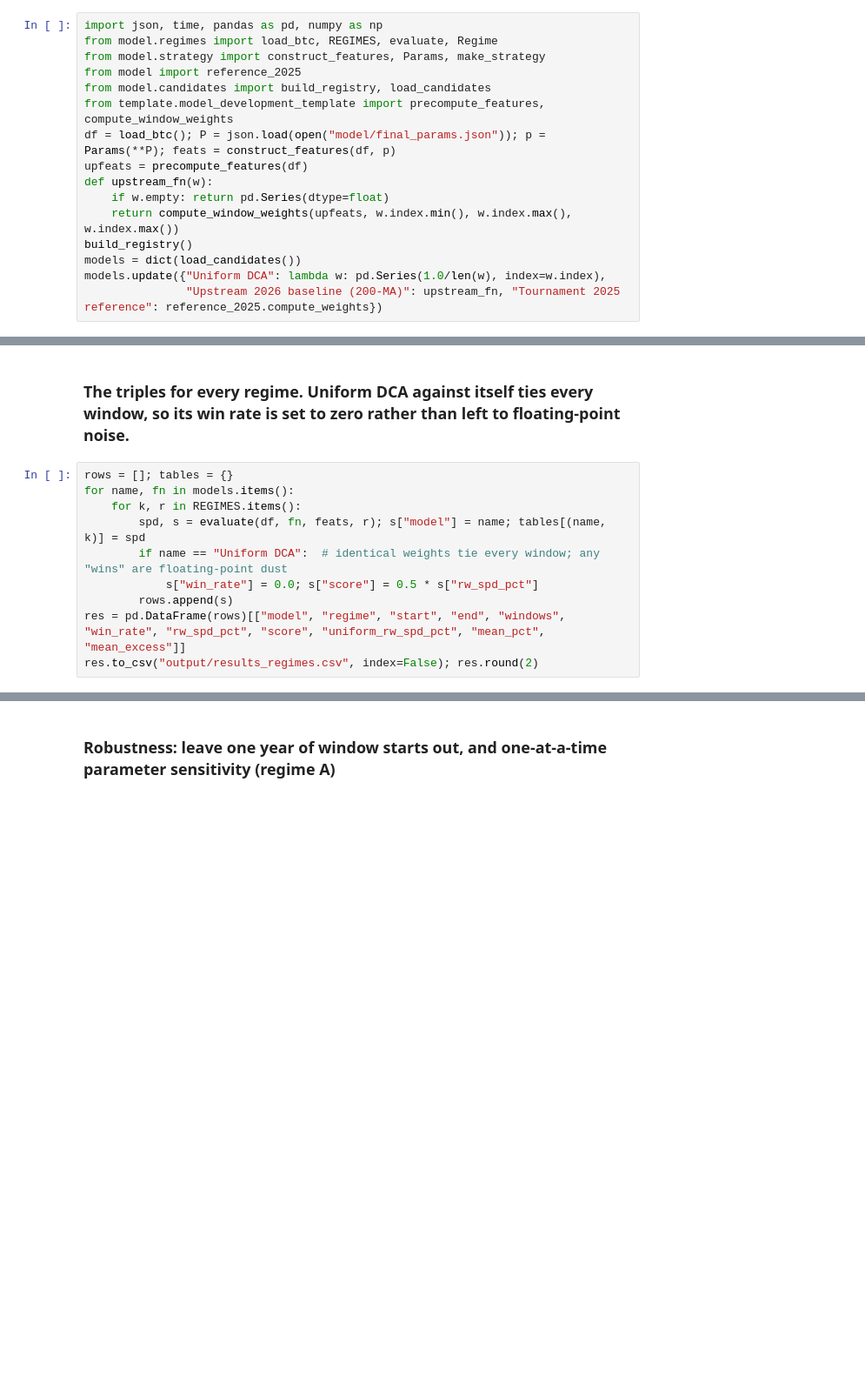
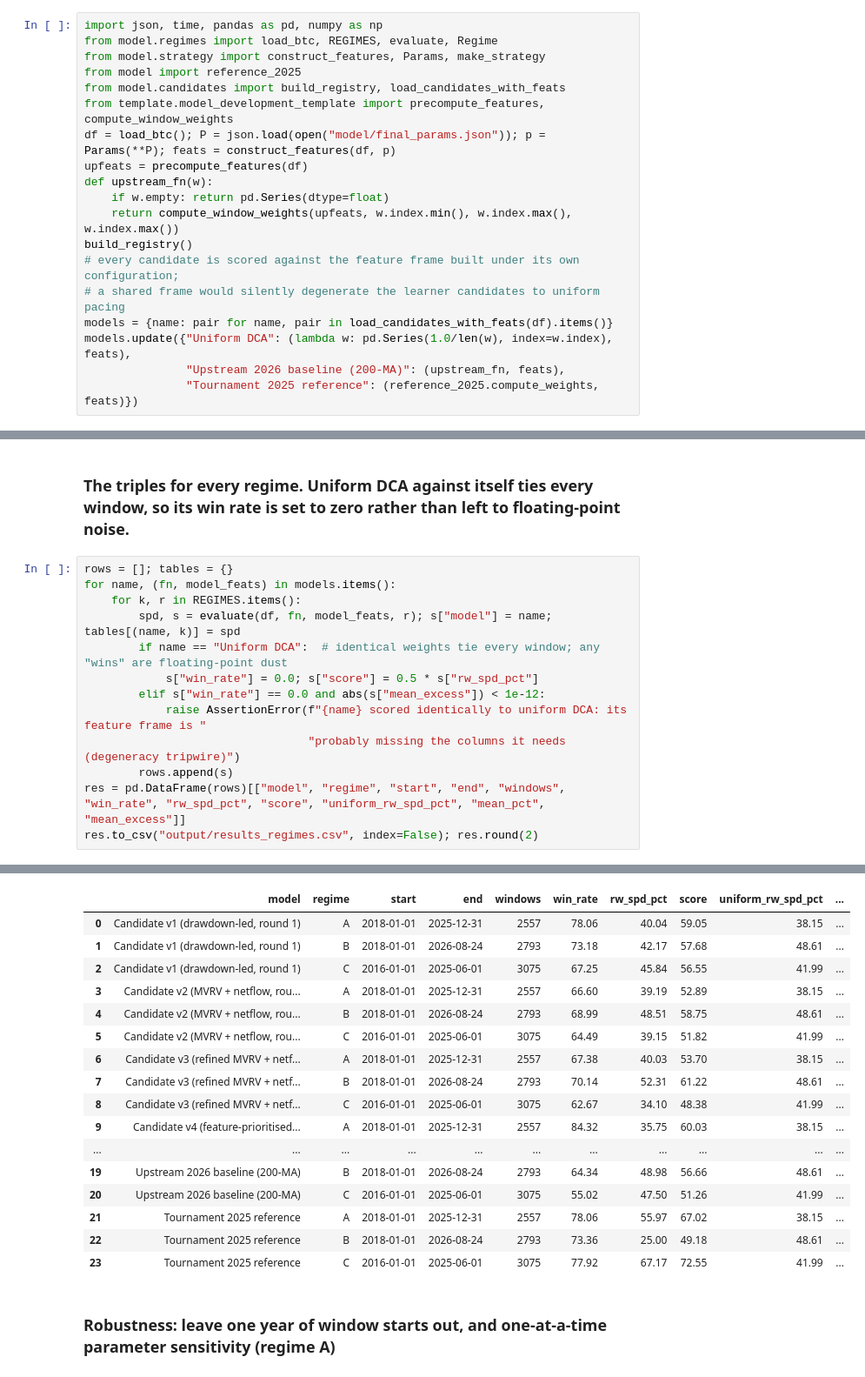
Before and after one commit to Franklin078/BTC-Accumulation-Sats, a Jupyter notebook: notebooks/06_results.ipynb, the cells around one changed output, grey strips where cells are left out. Shown at 87% size. Drawn from its saved outputs; the diff is of its cells as text; blank space fills up the shorter version.

Commit message:
Per-candidate feature frames in scoring harness with degeneracy tripwire; true-weight constraint gate; sequestered final hold-out; consistency tests; methodology notes; reproducible ranking

```diff
--- a/notebooks/06_results.ipynb
+++ b/notebooks/06_results.ipynb
@@ -48,7 +52,7 @@ import json, time, pandas as pd, numpy as np
 from model.regimes import load_btc, REGIMES, evaluate, Regime
 from model.strategy import construct_features, Params, make_strategy
 from model import reference_2025
-from model.candidates import build_registry, load_candidates
+from model.candidates import build_registry, load_candidates_with_feats
 from template.model_development_template import precompute_features, compute_window_weights
 df = load_btc(); P = json.load(open("model/final_params.json")); p = Params(**P); feats = construct_features(df, p)
 upfeats = precompute_features(df)
@@ -56,6 +60,9 @@ def upstream_fn(w):
     if w.empty: return pd.Series(dtype=float)
     return compute_window_weights(upfeats, w.index.min(), w.index.max(), w.index.max())
 build_registry()
-models = dict(load_candidates())
-models.update({"Uniform DCA": lambda w: pd.Series(1.0/len(w), index=w.index),
-               "Upstream 2026 baseline (200-MA)": upstream_fn, "Tournament 2025 reference": reference_2025.compute_weights})
+# every candidate is scored against the feature frame built under its own configuration;
+# a shared frame would silently degenerate the learner candidates to uniform pacing
+models = {name: pair for name, pair in load_candidates_with_feats(df).items()}
+models.update({"Uniform DCA": (lambda w: pd.Series(1.0/len(w), index=w.index), feats),
+               "Upstream 2026 baseline (200-MA)": (upstream_fn, feats),
+               "Tournament 2025 reference": (reference_2025.compute_weights, feats)})
@@ -63,11 +73,15 @@ models.update({"Uniform DCA": lambda w: pd.Series(1.0/len(w), index=w.index),
 ### The triples for every regime. Uniform DCA against itself ties every window, so its win rate is set to zero rather than left to floating-point noise.
 # %%
 rows = []; tables = {}
-for name, fn in models.items():
+for name, (fn, model_feats) in models.items():
     for k, r in REGIMES.items():
-        spd, s = evaluate(df, fn, feats, r); s["model"] = name; tables[(name, k)] = spd
+        spd, s = evaluate(df, fn, model_feats, r); s["model"] = name; tables[(name, k)] = spd
         if name == "Uniform DCA":  # identical weights tie every window; any "wins" are floating-point dust
             s["win_rate"] = 0.0; s["score"] = 0.5 * s["rw_spd_pct"]
+        elif s["win_rate"] == 0.0 and abs(s["mean_excess"]) < 1e-12:
+            raise AssertionError(f"{name} scored identically to uniform DCA: its feature frame is "
+                                 "probably missing the columns it needs (degeneracy tripwire)")
         rows.append(s)
 res = pd.DataFrame(rows)[["model", "regime", "start", "end", "windows", "win_rate", "rw_spd_pct", "score", "uniform_rw_spd_pct", "mean_pct", "mean_excess"]]
 res.to_csv("output/results_regimes.csv", index=False); res.round(2)
+# %% [output]
@@ -74,3 +105,20 @@ res.to_csv("output/results_regimes.csv", index=False); res.round(2)
+|  | model | regime | start | end | windows | win_rate | rw_spd_pct | score | uniform_rw_spd_pct | ... |
+| 0 | Candidate v1 (drawdown-led, round 1) | A | 2018-01-01 | 2025-12-31 | 2557 | 78.06 | 40.04 | 59.05 | 38.15 | ... |
+| 1 | Candidate v1 (drawdown-led, round 1) | B | 2018-01-01 | 2026-08-24 | 2793 | 73.18 | 42.17 | 57.68 | 48.61 | ... |
+| 2 | Candidate v1 (drawdown-led, round 1) | C | 2016-01-01 | 2025-06-01 | 3075 | 67.25 | 45.84 | 56.55 | 41.99 | ... |
+| 3 | Candidate v2 (MVRV + netflow, rou... | A | 2018-01-01 | 2025-12-31 | 2557 | 66.60 | 39.19 | 52.89 | 38.15 | ... |
+| 4 | Candidate v2 (MVRV + netflow, rou... | B | 2018-01-01 | 2026-08-24 | 2793 | 68.99 | 48.51 | 58.75 | 48.61 | ... |
+| 5 | Candidate v2 (MVRV + netflow, rou... | C | 2016-01-01 | 2025-06-01 | 3075 | 64.49 | 39.15 | 51.82 | 41.99 | ... |
+| 6 | Candidate v3 (refined MVRV + netf... | A | 2018-01-01 | 2025-12-31 | 2557 | 67.38 | 40.03 | 53.70 | 38.15 | ... |
+| 7 | Candidate v3 (refined MVRV + netf... | B | 2018-01-01 | 2026-08-24 | 2793 | 70.14 | 52.31 | 61.22 | 48.61 | ... |
+| 8 | Candidate v3 (refined MVRV + netf... | C | 2016-01-01 | 2025-06-01 | 3075 | 62.67 | 34.10 | 48.38 | 41.99 | ... |
+| 9 | Candidate v4 (feature-prioritised... | A | 2018-01-01 | 2025-12-31 | 2557 | 84.32 | 35.75 | 60.03 | 38.15 | ... |
+| ... | ... | ... | ... | ... | ... | ... | ... | ... | ... | ... |
+| 19 | Upstream 2026 baseline (200-MA) | B | 2018-01-01 | 2026-08-24 | 2793 | 64.34 | 48.98 | 56.66 | 48.61 | ... |
+| 20 | Upstream 2026 baseline (200-MA) | C | 2016-01-01 | 2025-06-01 | 3075 | 55.02 | 47.50 | 51.26 | 41.99 | ... |
+| 21 | Tournament 2025 reference | A | 2018-01-01 | 2025-12-31 | 2557 | 78.06 | 55.97 | 67.02 | 38.15 | ... |
+| 22 | Tournament 2025 reference | B | 2018-01-01 | 2026-08-24 | 2793 | 73.36 | 25.00 | 49.18 | 48.61 | ... |
+| 23 | Tournament 2025 reference | C | 2016-01-01 | 2025-06-01 | 3075 | 77.92 | 67.17 | 72.55 | 41.99 | ... |
 # %% [markdown]
 ### Robustness: leave one year of window starts out, and one-at-a-time parameter sensitivity (regime A)
 # %%
```
Also changed, not shown: parts of 7 cells of this notebook, 33 other files.
